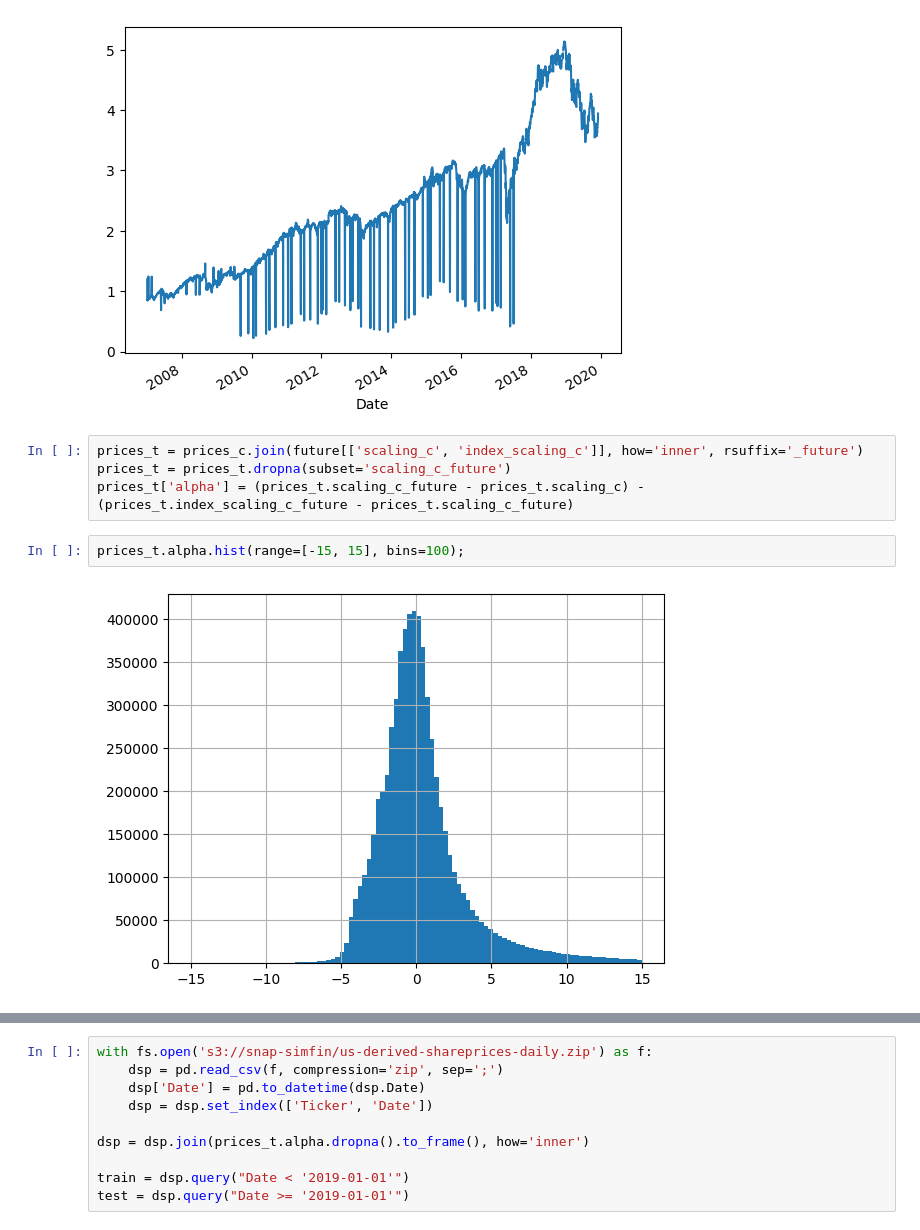
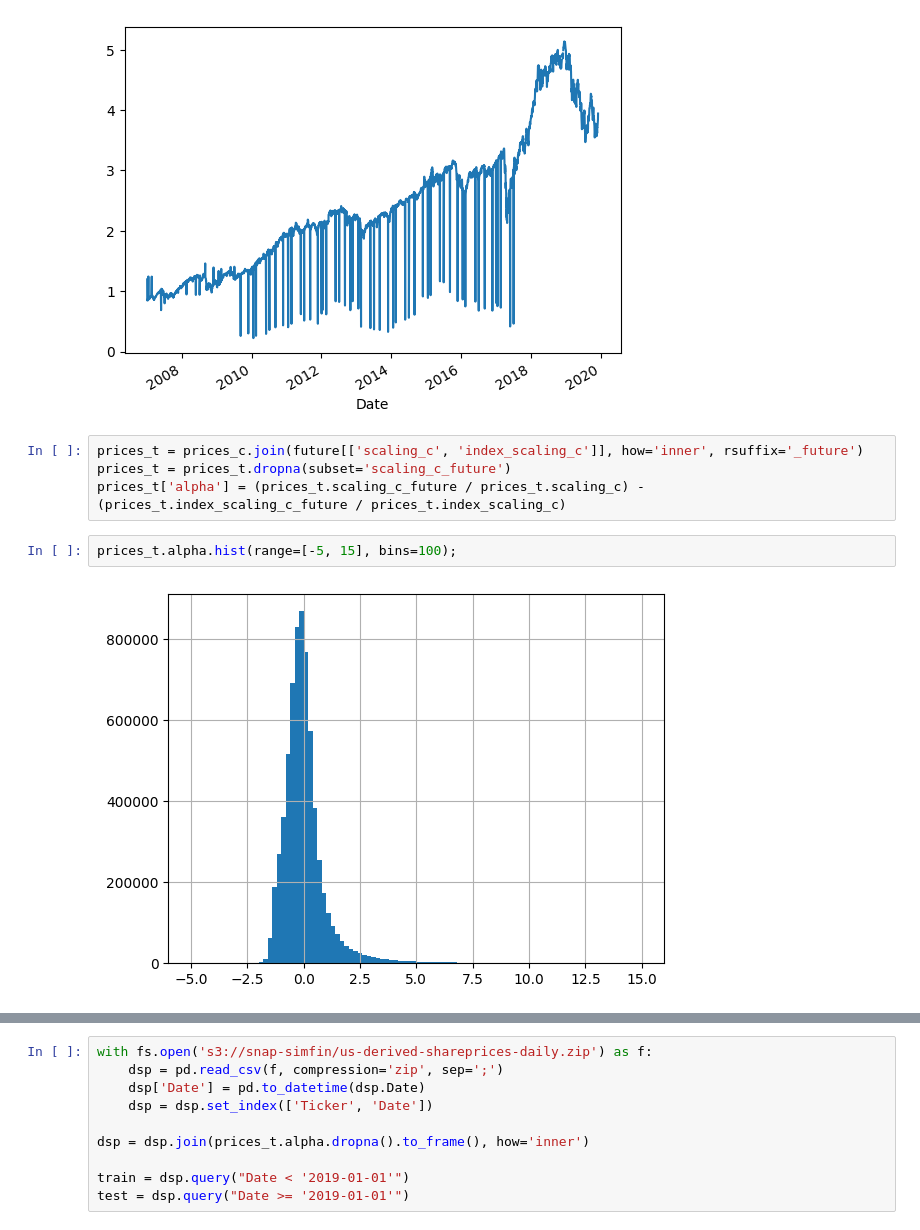
Before and after one commit to dllllb/finexp, a Jupyter notebook: basepred.ipynb, the cells around one changed output, grey strips where cells are left out. Drawn from its saved outputs; the diff is of its cells as text.

```diff
--- a/basepred.ipynb
+++ b/basepred.ipynb
@@ -48,8 +48,8 @@ future.groupby('Date').scaling_c.mean().plot();
 # %%
 prices_t = prices_c.join(future[['scaling_c', 'index_scaling_c']], how='inner', rsuffix='_future')
 prices_t = prices_t.dropna(subset='scaling_c_future')
-prices_t['alpha'] = (prices_t.scaling_c_future - prices_t.scaling_c) - (prices_t.index_scaling_c_future - prices_t.scaling_c_future)
+prices_t['alpha'] = (prices_t.scaling_c_future / prices_t.scaling_c) - (prices_t.index_scaling_c_future / prices_t.index_scaling_c)
 # %%
-prices_t.alpha.hist(range=[-15, 15], bins=100);
+prices_t.alpha.hist(range=[-5, 15], bins=100);
 # %% [output]
-[figure, old version]
+[figure, new version]
```
Also changed, not shown: parts of 6 cells of this notebook.
